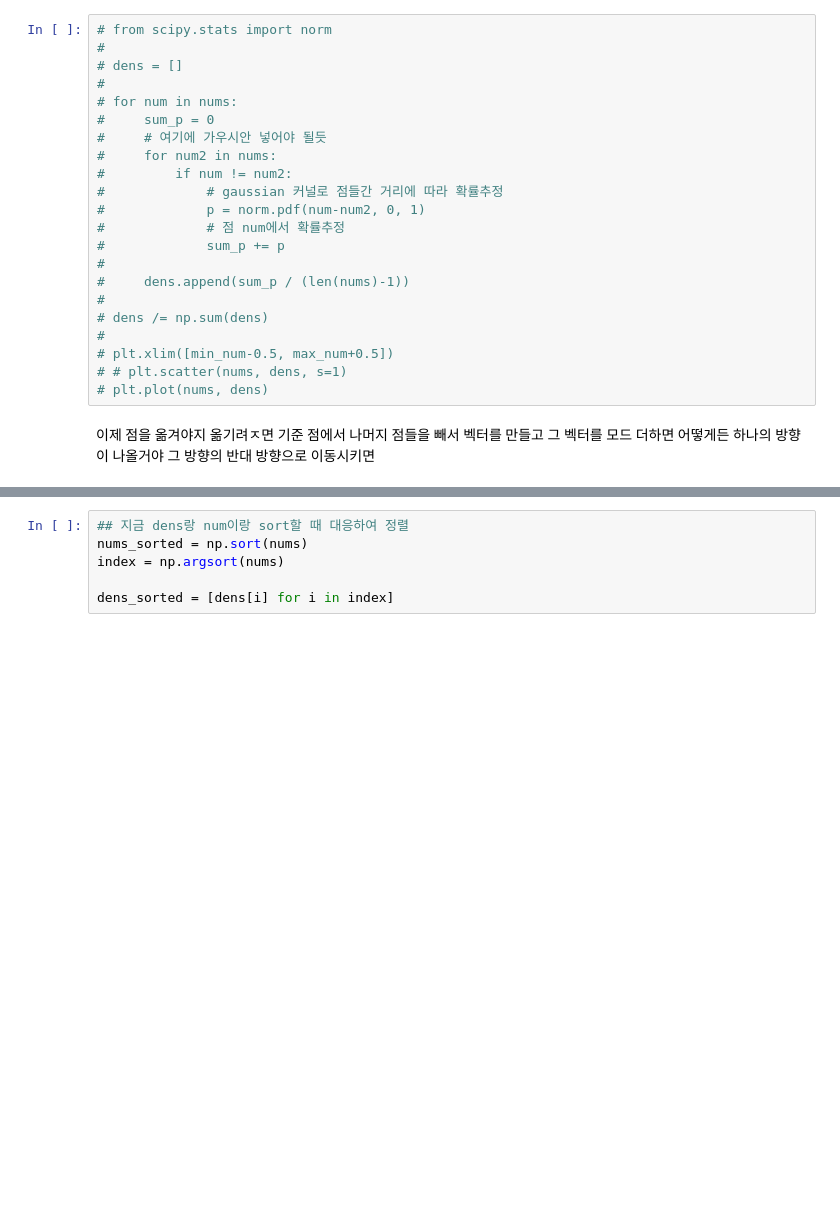
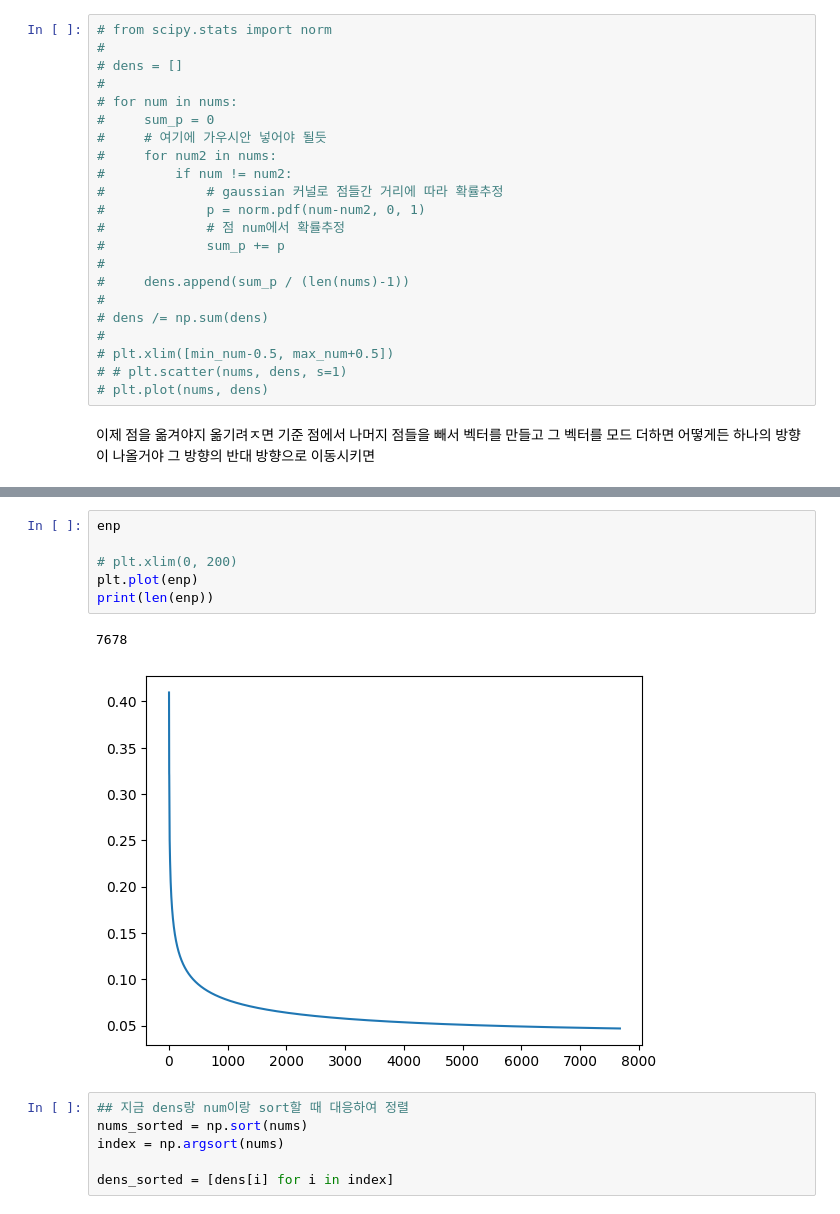
Before and after one commit to vinca0224/3D, a Jupyter notebook: uniform.ipynb, the cells around one changed output, grey strips where cells are left out. Drawn from its saved outputs; the diff is of its cells as text; blank space fills up the shorter version.

```diff
--- a/uniform.ipynb
+++ b/uniform.ipynb
@@ -144,3 +150,12 @@ while count < 100:
+# %%
+enp
+
+# plt.xlim(0, 200)
+plt.plot(enp)
+print(len(enp))
+# %% [output]
+7678
+[figure, added]
 # %%
 ## 지금 dens랑 num이랑 sort할 때 대응하여 정렬
 nums_sorted = np.sort(nums)
```
Also changed, not shown: parts of 7 cells of this notebook, 4 other files.
